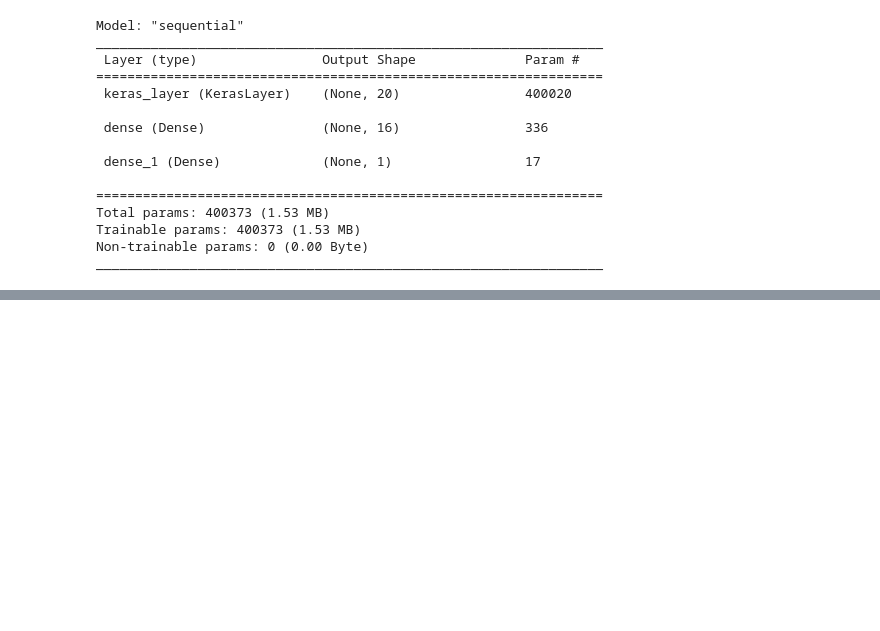
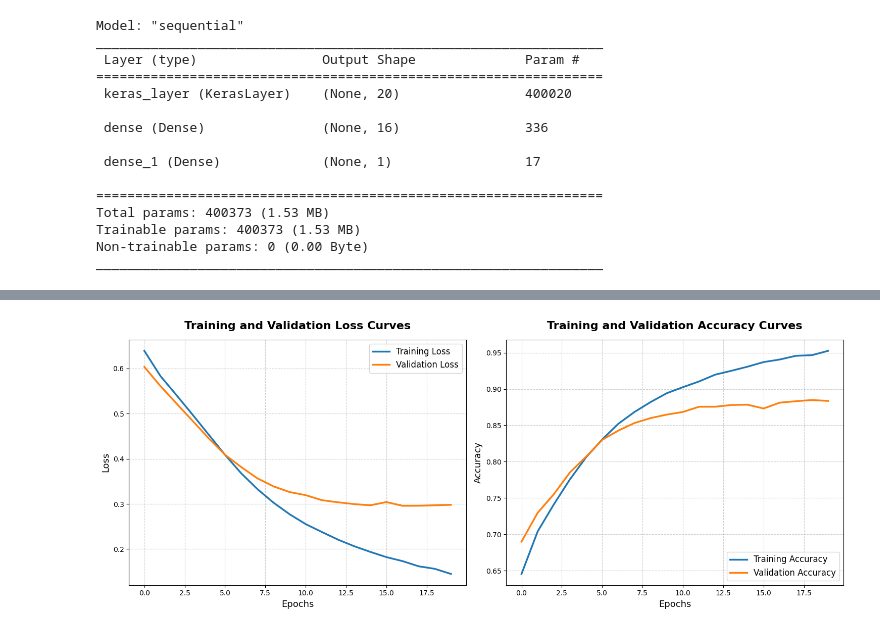
Before and after one commit to adithyasean/computer-vision, a Jupyter notebook: notebooks/imdb-moview-review-classification-tf-hub.ipynb, the cells around one changed output, grey strips where cells are left out. Cells and saved outputs as stored; diff of their text form; code cells hidden in the pictures; blank space fills up the shorter version.

Commit message:
refactor: update TF environment configuration, dataset splits, model source, and training routine in IMDB classification notebook

```diff
--- a/notebooks/imdb-moview-review-classification-tf-hub.ipynb
+++ b/notebooks/imdb-moview-review-classification-tf-hub.ipynb
@@ -31,7 +32,7 @@ tfds.list_builders() # check for the avilable datasets inside tensor_flow
 # %%
 (train_data, validation_data, test_data), metadata = tfds.load(
 'imdb_reviews',
-split=['train[:80%]', 'train[80%:90%]', 'train[20%:]'],
+split=['train[0%:80%]', 'train[80%:90%]', 'train[90%:100%]'],
 with_info=True,
 as_supervised=True,)  # create 03 datasets, for training, testing and validation - Training - 80% from total dataset, Testing - remaining 20% from the total dataset,  validation, 90% from the quotq of 80% allocated for training
 # %%
@@ -54,7 +52,7 @@ train_labels_batch
 # %% [output]
 <tf.Tensor: shape=(2,), dtype=int64, numpy=array([0, 0])>
 # %%
-pretrained_model = "https://tfhub.dev/google/tf2-preview/gnews-swivel-20dim/1"
+pretrained_model = "https://kaggle.com/models/google/gnews-swivel/frameworks/TensorFlow2/variations/tf2-preview-20dim/versions/1"
 hub_layer = hub.KerasLayer(pretrained_model, input_shape=[], dtype=tf.string, trainable=True)  # pre-trained neural network to convert encode text reviews to numerical vectors
 # %%
 hub_layer(train_examples_batch[:2]) # encoded view of the frist two review feedbacks
@@ -103,7 +101,7 @@ model.compile(optimizer='adam',
               loss='binary_crossentropy',
               metrics=['accuracy'])  # back_prop configuration
 # %%
-model.fit(train_data.shuffle(10000).batch(512),
+history = model.fit(train_data.shuffle(10000).batch(512),
          epochs=20,
          validation_data=validation_data.batch(512),
          verbose=1) #get ready maximum buffer or 10000 record for training purpose and shuffle them to avoid overfitting. After, feed block sizes of 512 (to prevent RAM memory overflow)for training purposes from the suffled content. verbose will define the o/p results taking place in training phase.
@@ -130,3 +127,33 @@ Epoch 20/20
+# %%
+import matplotlib.pyplot as plt
+
+# Plotting Training and Validation Loss & Accuracy in the requested theme
+plt.figure(figsize=(15, 6))
+
+# 1. Loss Curves
+plt.subplot(1, 2, 1)
+plt.plot(history.history['loss'], label='Training Loss', color='#1f77b4', linewidth=2.5)
+plt.plot(history.history['val_loss'], label='Validation Loss', color='#ff7f0e', linewidth=2.5)
+plt.title('Training and Validation Loss Curves', fontsize=16, fontweight='bold', pad=15)
+plt.xlabel('Epochs', fontsize=13)
+plt.ylabel('Loss', fontsize=13)
+plt.legend(fontsize=12, loc='upper right')
+plt.grid(True, linestyle='--', alpha=0.6)
+
+# 2. Accuracy Curves
+plt.subplot(1, 2, 2)
+plt.plot(history.history['accuracy'], label='Training Accuracy', color='#1f77b4', linewidth=2.5)
+plt.plot(history.history['val_accuracy'], label='Validation Accuracy', color='#ff7f0e', linewidth=2.5)
+plt.title('Training and Validation Accuracy Curves', fontsize=16, fontweight='bold', pad=15)
+plt.xlabel('Epochs', fontsize=13)
+plt.ylabel('Accuracy', fontsize=13)
+plt.legend(fontsize=12, loc='lower right')
+plt.grid(True, linestyle='--', alpha=0.6)
+
+plt.tight_layout()
+plt.show()
+# %% [output]
+[figure, added]
 # %%
 model.predict(["This is the worst movie I have ever seen",
               "An excellent movie that I enjoyed a lot",
```
Also changed, not shown: parts of 5 cells of this notebook.
